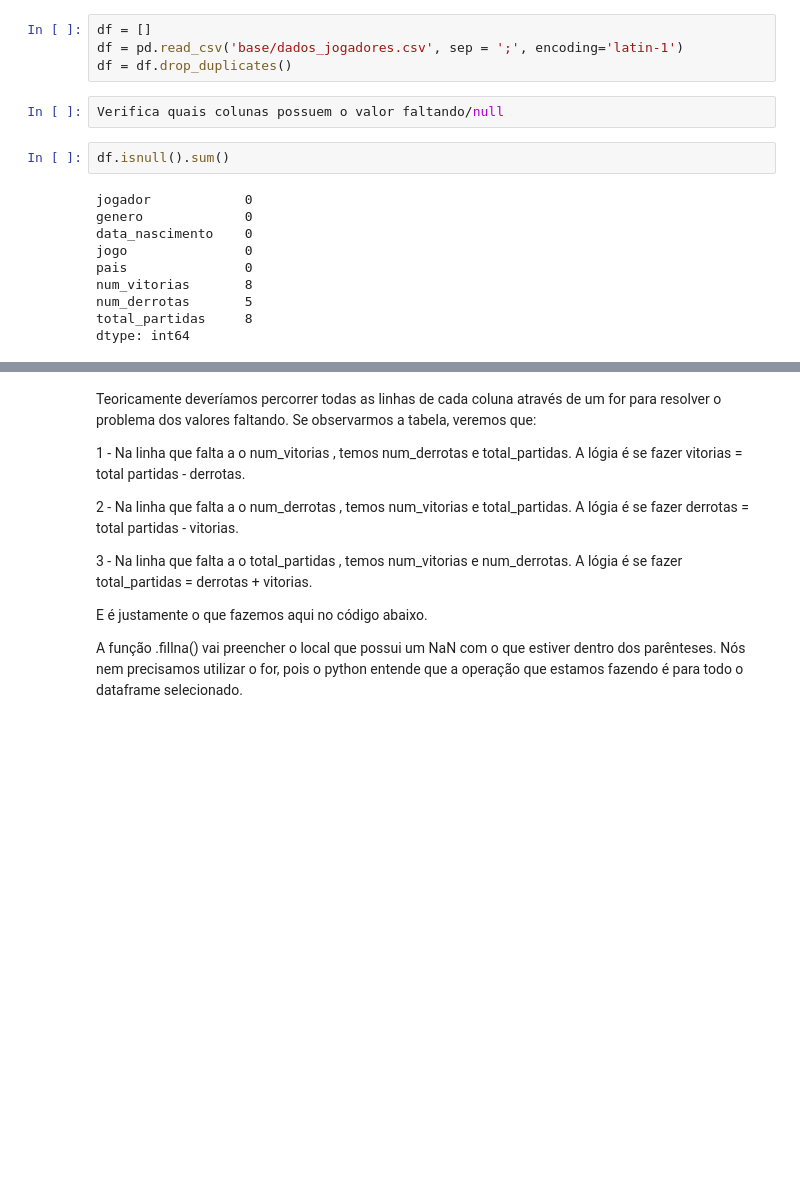
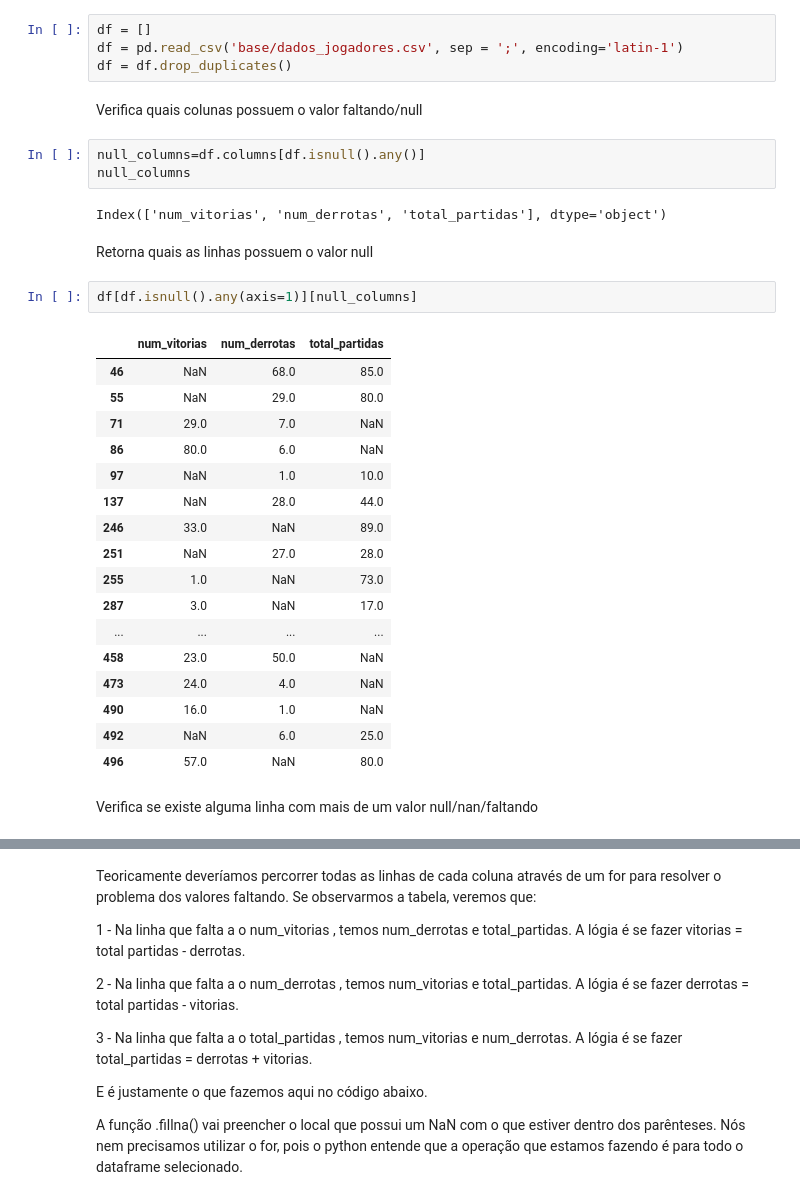
Before and after one commit to nunesjonathas/DesafioMod2, a Jupyter notebook: desafio2sql.ipynb, the cells around one changed output, grey strips where cells are left out. Saved outputs shown, nothing was run; the diff lists cells and outputs as text; blank space fills up the shorter version.

Commit message:
Verificação valores null

```diff
--- a/desafio2sql.ipynb
+++ b/desafio2sql.ipynb
@@ -22,17 +22,34 @@ Criação do df lendo o arquivo .csv
 df = []
 df = pd.read_csv('base/dados_jogadores.csv', sep = ';', encoding='latin-1')
 df = df.drop_duplicates()
-# %%
-Verifica quais colunas possuem o valor faltando/null
-# %%
-df.isnull().sum()
-# %% [output]
-jogador            0
-genero             0
-data_nascimento    0
-jogo               0
-pais               0
-num_vitorias       8
-num_derrotas       5
-total_partidas     8
-dtype: int64
+# %% [markdown]
+Verifica quais colunas possuem o valor faltando/null
+# %%
+null_columns=df.columns[df.isnull().any()]
+null_columns
+# %% [output]
+Index(['num_vitorias', 'num_derrotas', 'total_partidas'], dtype='object')
+# %% [markdown]
+Retorna quais as linhas possuem o valor null
+# %%
+df[df.isnull().any(axis=1)][null_columns]
+# %% [output]
+|  | num_vitorias | num_derrotas | total_partidas |
+| 46 | NaN | 68.0 | 85.0 |
+| 55 | NaN | 29.0 | 80.0 |
+| 71 | 29.0 | 7.0 | NaN |
+| 86 | 80.0 | 6.0 | NaN |
+| 97 | NaN | 1.0 | 10.0 |
+| 137 | NaN | 28.0 | 44.0 |
+| 246 | 33.0 | NaN | 89.0 |
+| 251 | NaN | 27.0 | 28.0 |
+| 255 | 1.0 | NaN | 73.0 |
+| 287 | 3.0 | NaN | 17.0 |
+| ... | ... | ... | ... |
+| 458 | 23.0 | 50.0 | NaN |
+| 473 | 24.0 | 4.0 | NaN |
+| 490 | 16.0 | 1.0 | NaN |
+| 492 | NaN | 6.0 | 25.0 |
+| 496 | 57.0 | NaN | 80.0 |
+# %% [markdown]
+Verifica se existe alguma linha com mais de um valor null/nan/faltando
```
Also changed, not shown: parts of 3 cells of this notebook, 1 other file.
